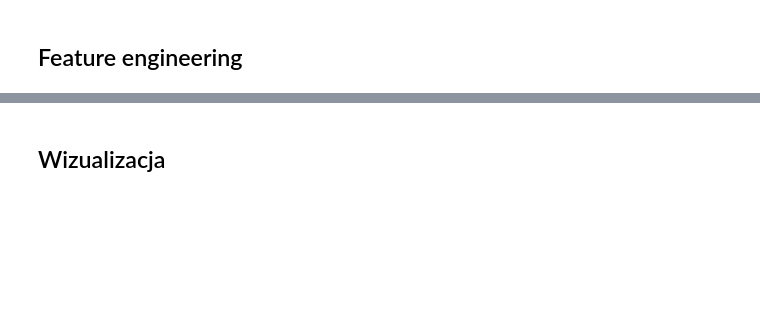
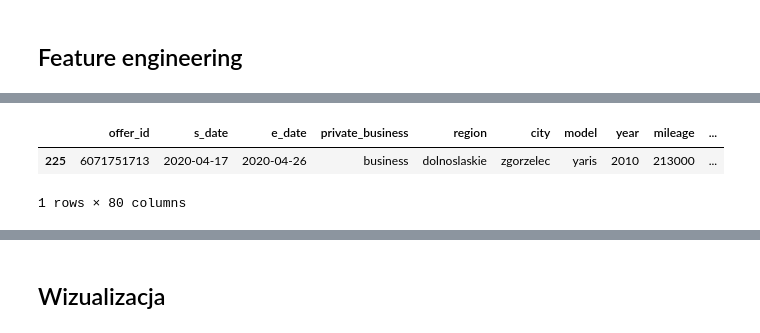
Before and after one commit to mgurg/py_otomoto, a Jupyter notebook: py_otomoto.ipynb, the cells around one changed output, grey strips where cells are left out. Cells and saved outputs as stored; diff of their text form; code cells hidden in the pictures; blank space fills up the shorter version.

```diff
--- a/py_otomoto.ipynb
+++ b/py_otomoto.ipynb
@@ -171,0 +172,6 @@ Wall time: 55 ms
+# %%
+df[df['f_head-display']==1]
+# %% [output]
+|  | offer_id | s_date | e_date | private_business | region | city | model | year | mileage | ... |
+| 225 | 6071751713 | 2020-04-17 | 2020-04-26 | business | dolnoslaskie | zgorzelec | yaris | 2010 | 213000 | ... |
+1 rows × 80 columns
```
Also changed, not shown: parts of 9 cells of this notebook, 5 other files.
